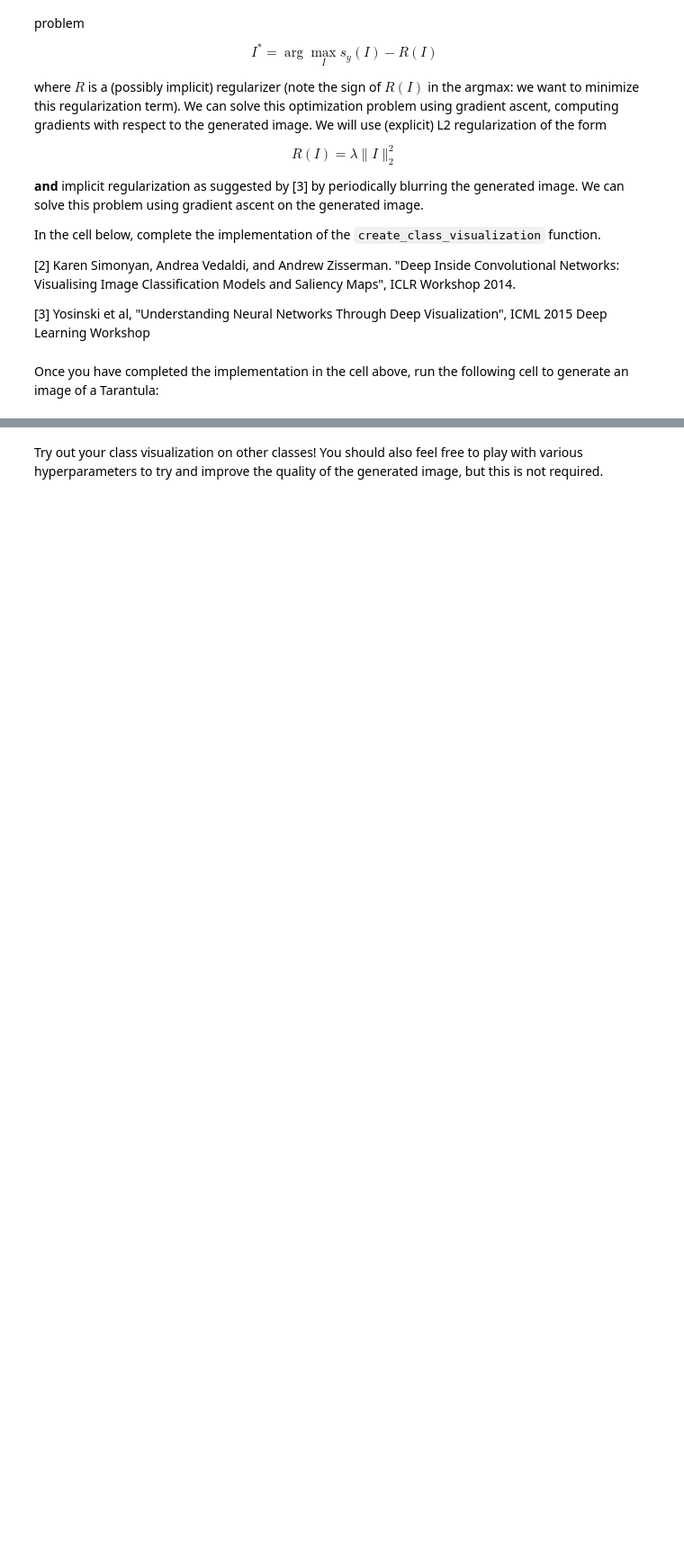
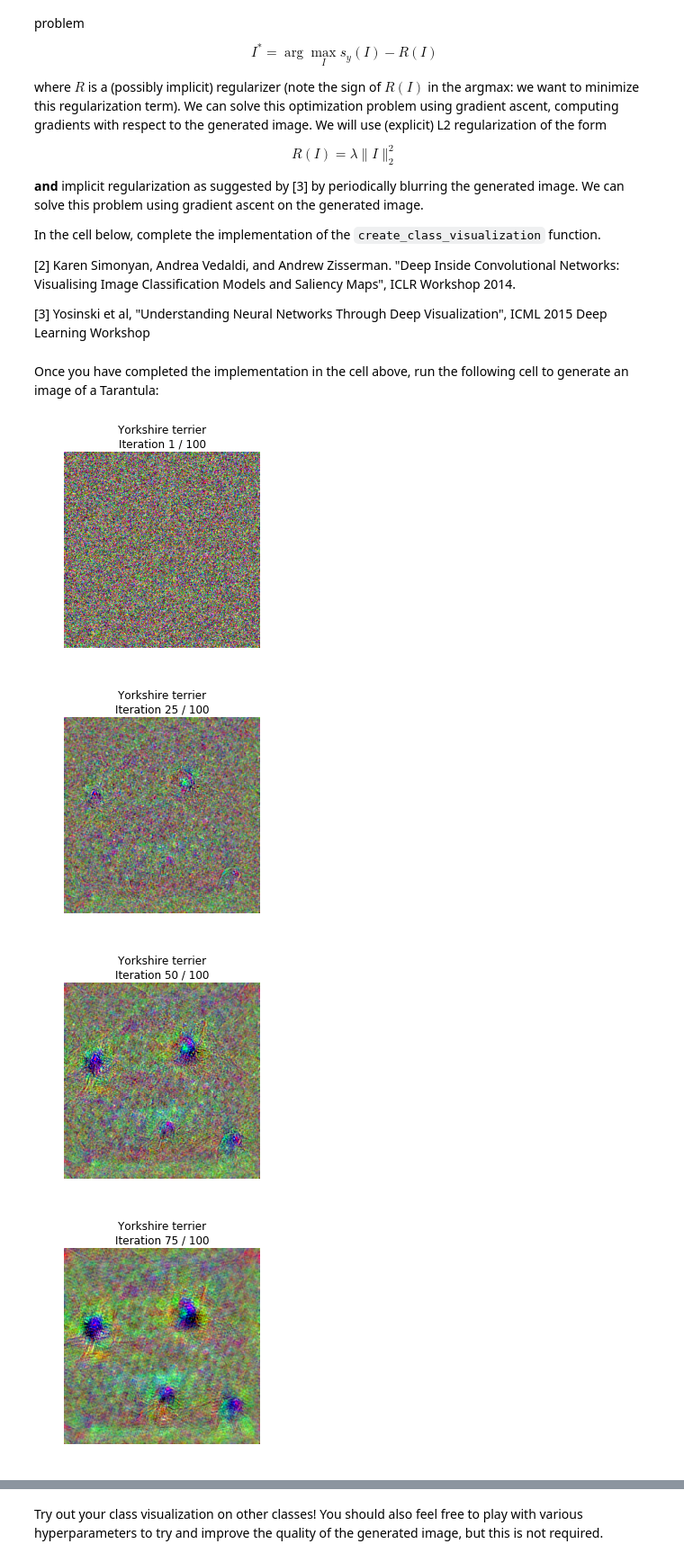
Before and after one commit to mduszyk/cs231n, a Jupyter notebook: assignment3/NetworkVisualization-PyTorch.ipynb, the cells around one changed output, grey strips where cells are left out. Shown at 90% size. Cells and saved outputs as stored; diff of their text form; code cells hidden in the pictures; blank space fills up the shorter version.

Commit message:
class visualization

```diff
--- a/assignment3/NetworkVisualization-PyTorch.ipynb
+++ b/assignment3/NetworkVisualization-PyTorch.ipynb
@@ -425,7 +425,15 @@ def create_class_visualization(target_y, model, dtype, **kwargs):
         # L2 regularization term!                                              #
         # Be very careful about the signs of elements in your code.            #
         ########################################################################
-        pass
+
+        scores = model(img_var)
+        target_score = scores[0, target_y]
+        p = target_score - l2_reg * torch.sqrt(torch.sum(img_var ** 2))
+        p.backward()
+        g = img_var.grad
+        dX = learning_rate * g / torch.sqrt(torch.sum(g**2))
+        img += dX.data
+
         ########################################################################
         #                             END OF YOUR CODE                         #
         ########################################################################
@@ -455,13 +463,18 @@ def create_class_visualization(target_y, model, dtype, **kwargs):
 Once you have completed the implementation in the cell above, run the following cell to generate an image of a Tarantula:
 # %%
 dtype = torch.FloatTensor
-# dtype = torch.cuda.FloatTensor # Uncomment this to use GPU
+dtype = torch.cuda.FloatTensor # Uncomment this to use GPU
 model.type(dtype)
 
 target_y = 76 # Tarantula
 # target_y = 78 # Tick
-# target_y = 187 # Yorkshire Terrier
+target_y = 187 # Yorkshire Terrier
 # target_y = 683 # Oboe
-# target_y = 366 # Gorilla
+#target_y = 366 # Gorilla
 # target_y = 604 # Hourglass
 out = create_class_visualization(target_y, model, dtype)
+# %% [output]
+[figure, added]
+[figure, added]
+[figure, added]
+[figure, added]
```
Also changed, not shown: parts of 2 cells of this notebook.
